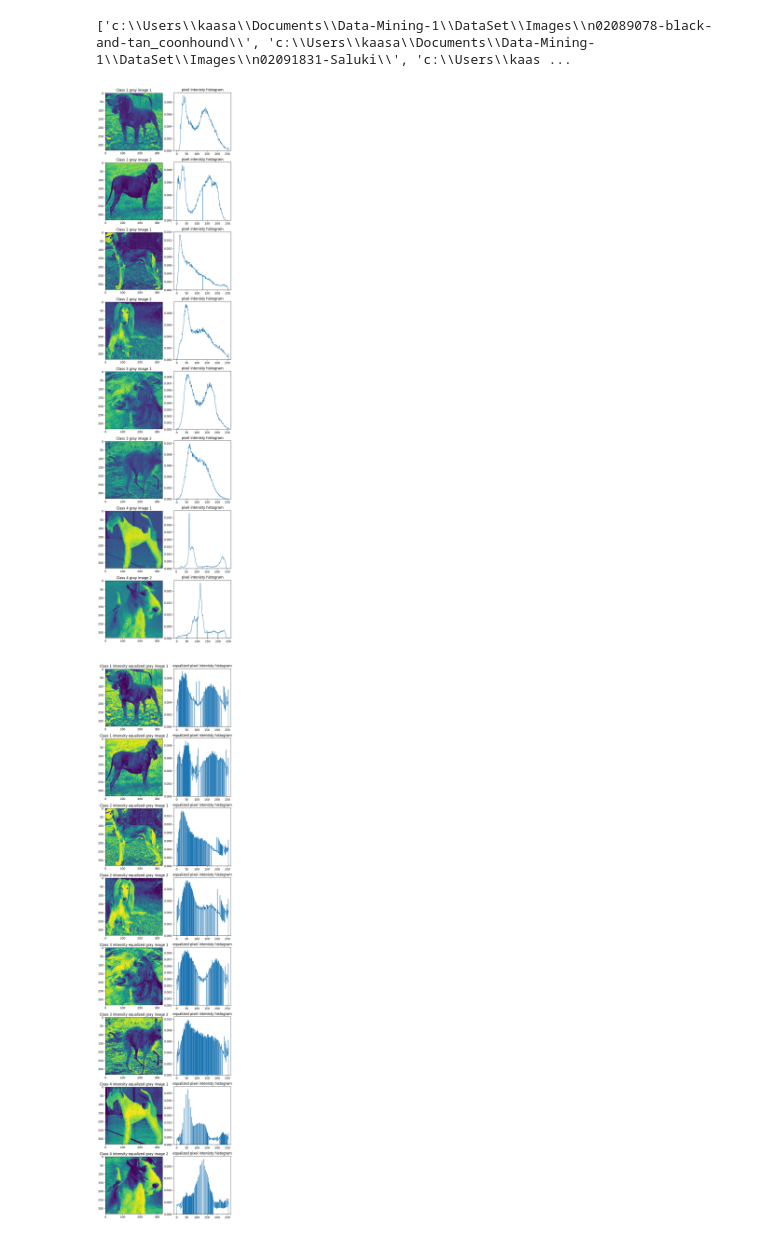
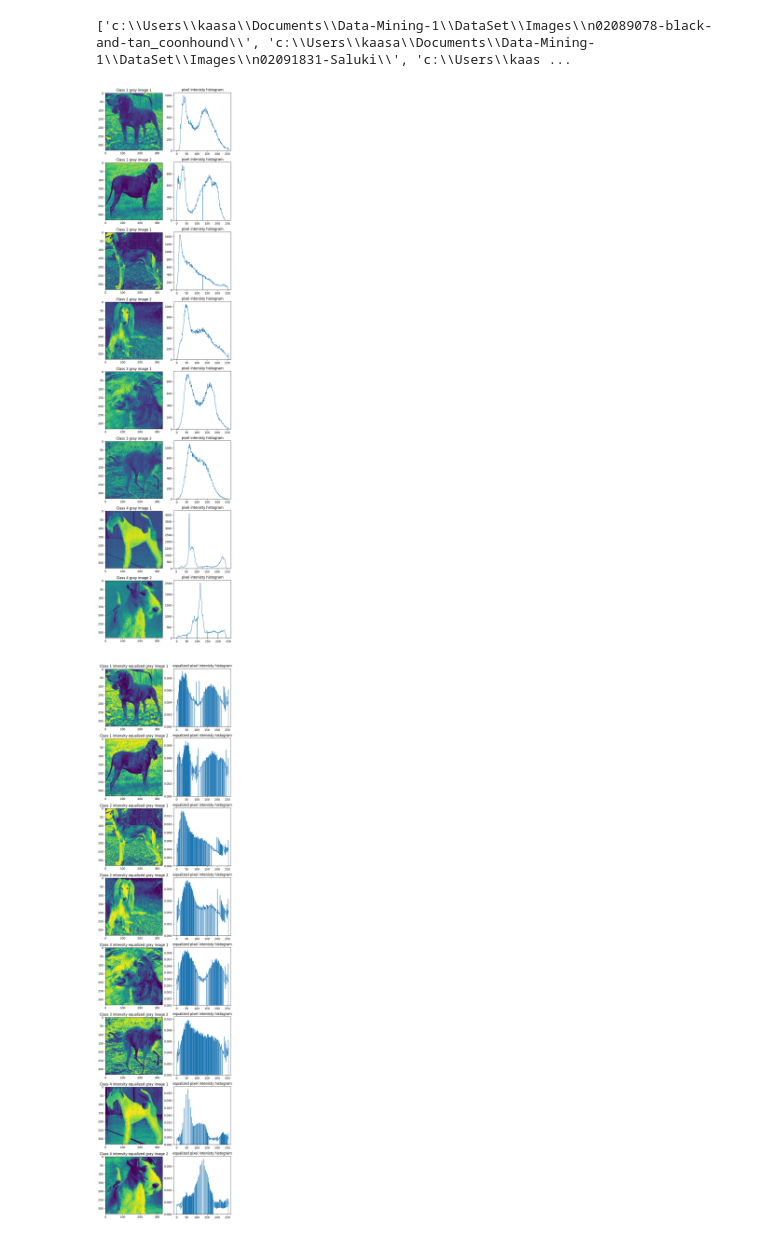
Before and after one commit to yagnaVNK/Data-Mining-1, a Jupyter notebook: Assignment1/Assignment1.ipynb, the cells around one changed output. Saved outputs shown, nothing was run; the diff lists cells and outputs as text; code cells hidden in the pictures.

```diff
--- a/Assignment1/Assignment1.ipynb
+++ b/Assignment1/Assignment1.ipynb
@@ -76,36 +76,36 @@ for i in range(4):
 # %%
 import cv2 as cv
 import os
 
 fig = plt.figure(figsize=(8, 35))
 
 rows = 8
 columns = 2
 
 for i in range(4):
 
     img1 = cv.imread(PROCESSED_IMAGE_PATHS[i] +  os.listdir(PROCESSED_IMAGE_PATHS[i])[2] )
     img2 = cv.imread(PROCESSED_IMAGE_PATHS[i] +  os.listdir(PROCESSED_IMAGE_PATHS[i])[65] )
     img1_gray = cv.cvtColor(img1,cv.COLOR_BGR2GRAY)
     img2_gray = cv.cvtColor(img2,cv.COLOR_BGR2GRAY)
     arr_1 =img1_gray.flatten()
     arr_2 =img2_gray.flatten()
 
     fig.add_subplot(rows,columns,4*i+1)
     plt.imshow(img1_gray)
     plt.title("Class "+str(i+1)+" gray image 1")
     fig.add_subplot(rows,columns,2*(2*i+1))
-    plt.hist(arr_1,bins=255,histtype='step',density='True')
+    plt.hist(arr_1,bins=255,histtype='step')
     plt.title("pixel intenisty histogram")
 
     fig.add_subplot(rows,columns,4*i+3)
     plt.imshow(img2_gray)
     plt.title("Class "+str(i+1)+" gray image 2")
     fig.add_subplot(rows,columns,4*(i+1))
-    plt.hist(arr_2,bins=255,histtype='step',density='True')
+    plt.hist(arr_2,bins=255,histtype='step')
     plt.title("pixel intenisty histogram")
 # %% [output]
-[figure, old version]
+[figure, new version]
 # %%
 fig = plt.figure(figsize=(8, 35))
 
```
